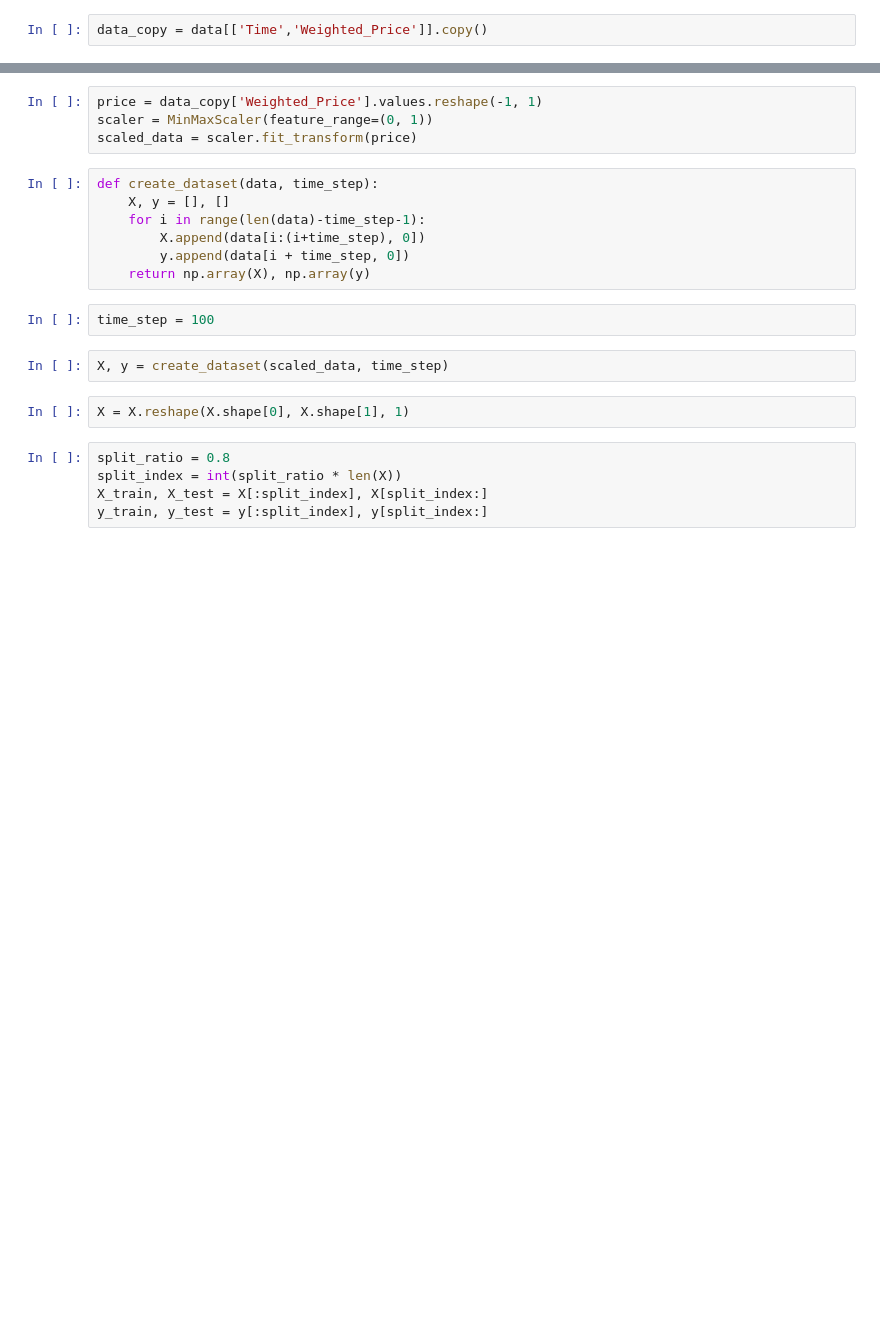
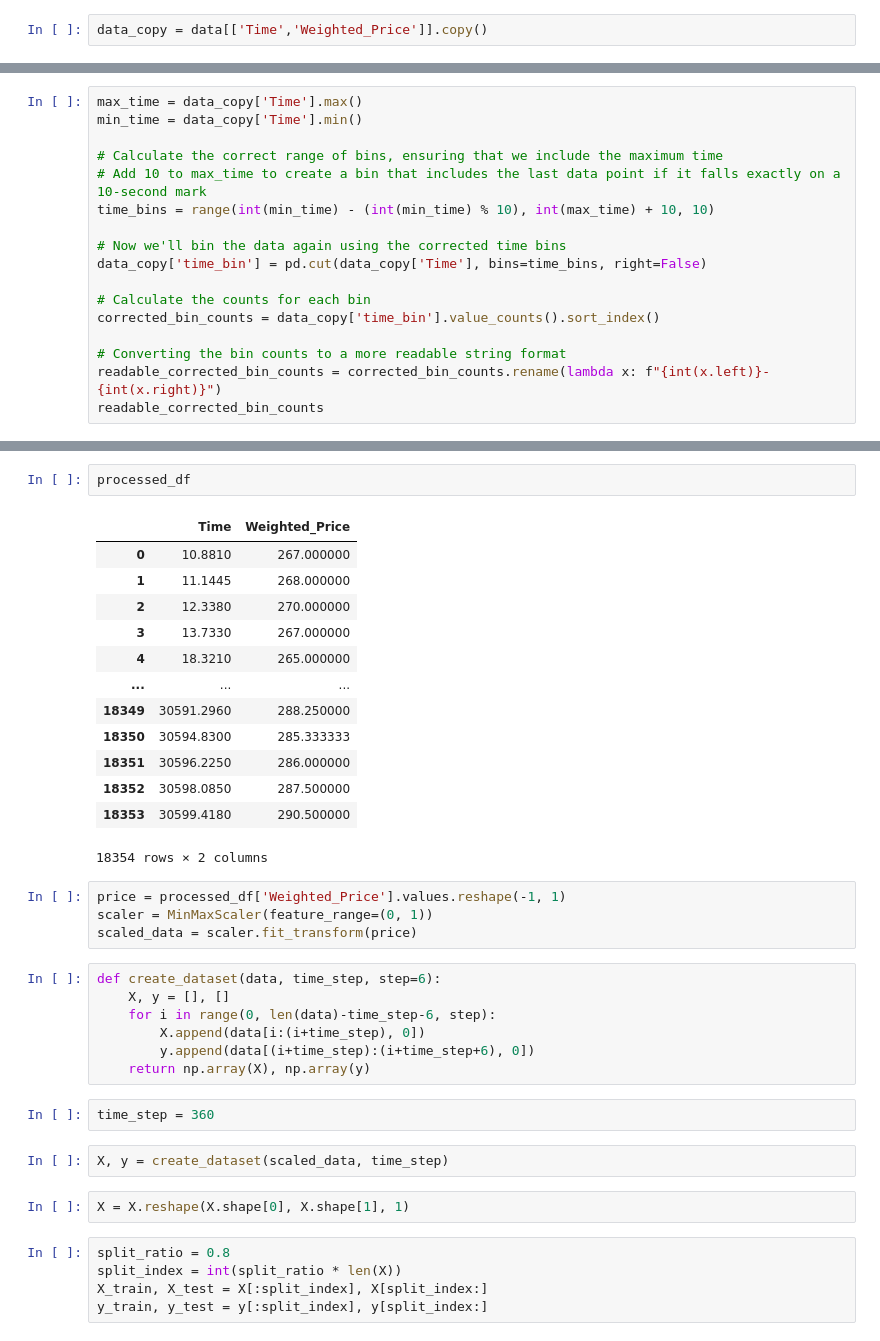
Before and after one commit to UoB-DSMP-2023-24/dsmp-2024-group17, a Jupyter notebook: LSTM.ipynb, the cells around one changed output, grey strips where cells are left out. Cells and saved outputs as stored; diff of their text form; blank space fills up the shorter version.

```diff
--- a/LSTM.ipynb
+++ b/LSTM.ipynb
@@ -43,0 +46,17 @@ data_copy
+# %%
+max_time = data_copy['Time'].max()
+min_time = data_copy['Time'].min()
+
+# Calculate the correct range of bins, ensuring that we include the maximum time
+# Add 10 to max_time to create a bin that includes the last data point if it falls exactly on a 10-second mark
+time_bins = range(int(min_time) - (int(min_time) % 10), int(max_time) + 10, 10)
+
+# Now we'll bin the data again using the corrected time bins
+data_copy['time_bin'] = pd.cut(data_copy['Time'], bins=time_bins, right=False)
+
+# Calculate the counts for each bin
+corrected_bin_counts = data_copy['time_bin'].value_counts().sort_index()
+
+# Converting the bin counts to a more readable string format
+readable_corrected_bin_counts = corrected_bin_counts.rename(lambda x: f"{int(x.left)}-{int(x.right)}")
+readable_corrected_bin_counts
@@ -44,16 +135,32 @@ data_copy
+# %%
+processed_df
+# %% [output]
+|  | Time | Weighted_Price |
+| 0 | 10.8810 | 267.000000 |
+| 1 | 11.1445 | 268.000000 |
+| 2 | 12.3380 | 270.000000 |
+| 3 | 13.7330 | 267.000000 |
+| 4 | 18.3210 | 265.000000 |
+| ... | ... | ... |
+| 18349 | 30591.2960 | 288.250000 |
+| 18350 | 30594.8300 | 285.333333 |
+| 18351 | 30596.2250 | 286.000000 |
+| 18352 | 30598.0850 | 287.500000 |
+| 18353 | 30599.4180 | 290.500000 |
+18354 rows × 2 columns
 # %%
-price = data_copy['Weighted_Price'].values.reshape(-1, 1)
+price = processed_df['Weighted_Price'].values.reshape(-1, 1)
 scaler = MinMaxScaler(feature_range=(0, 1))
 scaled_data = scaler.fit_transform(price)
 # %%
-def create_dataset(data, time_step):
+def create_dataset(data, time_step, step=6):
     X, y = [], []
-    for i in range(len(data)-time_step-1):
+    for i in range(0, len(data)-time_step-6, step):
         X.append(data[i:(i+time_step), 0])
-        y.append(data[i + time_step, 0])
+        y.append(data[(i+time_step):(i+time_step+6), 0])
     return np.array(X), np.array(y)
 # %%
-time_step = 100
+time_step = 360
 # %%
 X, y = create_dataset(scaled_data, time_step)
 # %%
```
Also changed, not shown: parts of 16 cells of this notebook.
